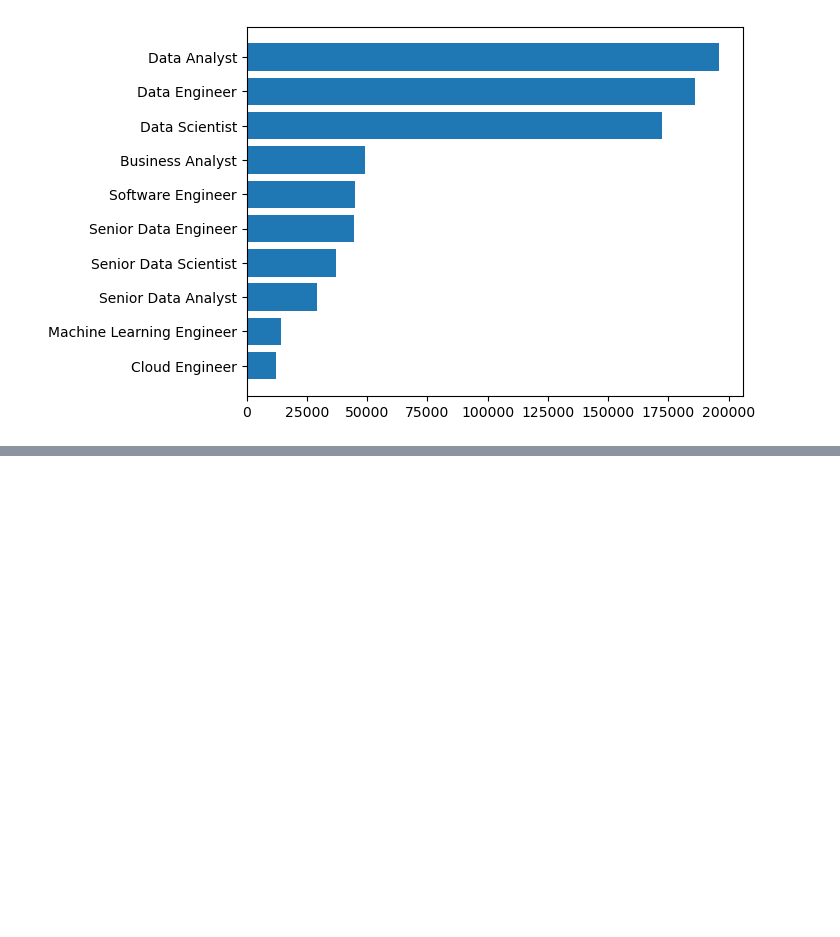
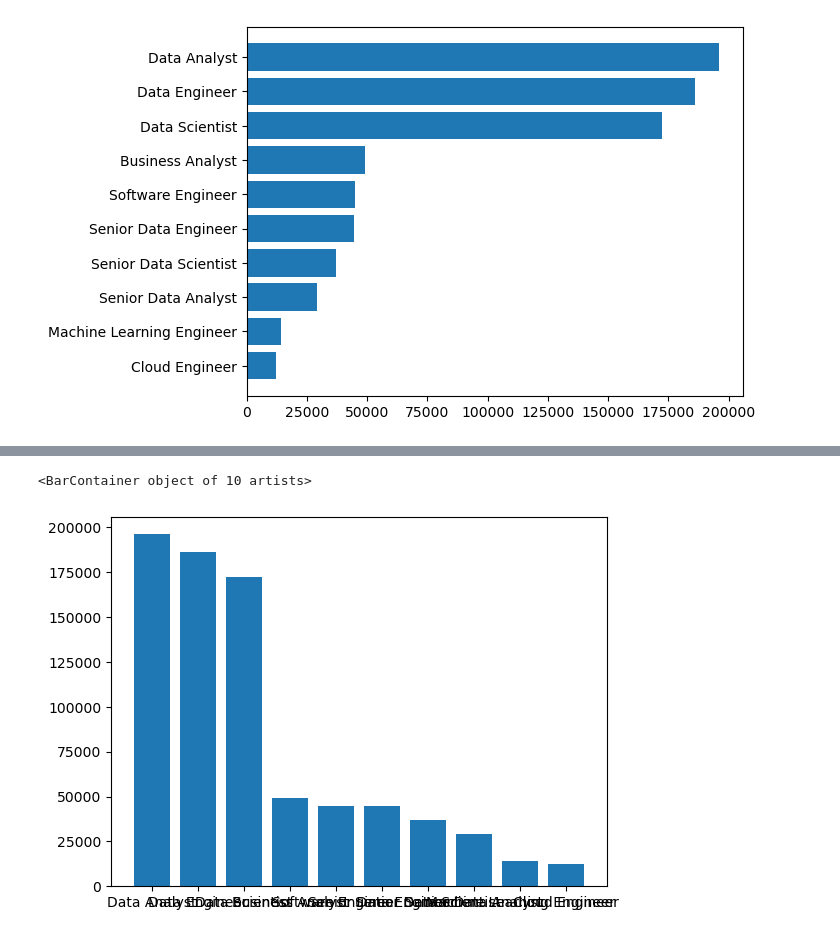
Before and after one commit to Dannie-h/Python-for-Data-Analysis, a Jupyter notebook: 21_Matplotlib.ipynb, the cells around one changed output, grey strips where cells are left out. Cells and saved outputs as stored; diff of their text form; code cells hidden in the pictures; blank space fills up the shorter version.

```diff
--- a/21_Matplotlib.ipynb
+++ b/21_Matplotlib.ipynb
@@ -276,0 +362,6 @@ plt.barh(job_counts.index, job_counts)
+# %%
+desc_job_counts = job_counts.sort_values(ascending=False)
+plt.bar(desc_job_counts.index, desc_job_counts)
+# %% [output]
+<BarContainer object of 10 artists>
+[figure, added]
```
Also changed, not shown: parts of 25 cells of this notebook.
